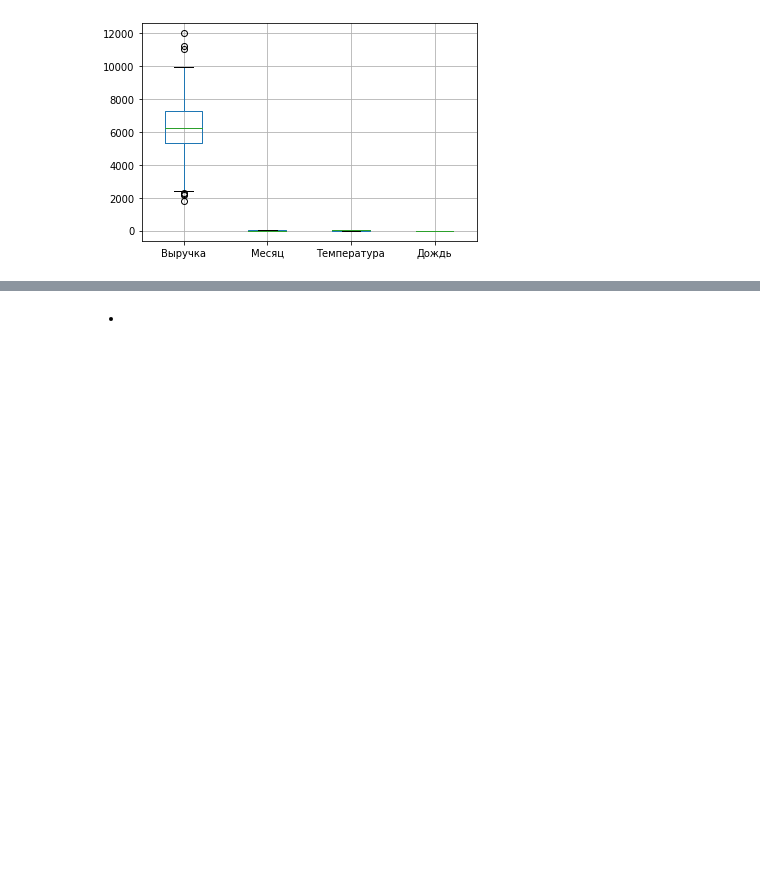
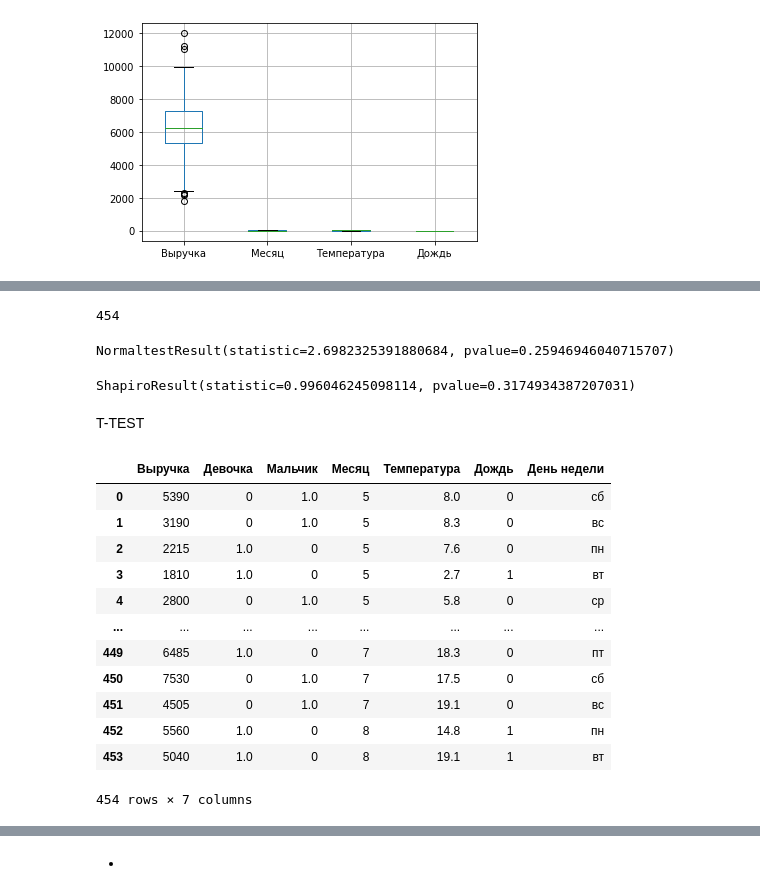
Before and after one commit to Strang1k/tgbot-daily_revenue_prediction, a Jupyter notebook: viruchka.ipynb, the cells around one changed output, grey strips where cells are left out. Saved outputs shown, nothing was run; the diff lists cells and outputs as text; code cells hidden in the pictures; blank space fills up the shorter version.

```diff
--- a/viruchka.ipynb
+++ b/viruchka.ipynb
@@ -37,0 +40,4 @@ df.boxplot()
+# %%
+df['Выручка'].count()
+# %% [output]
+454
@@ -37,0 +46,26 @@ df.boxplot()
+# %%
+normaltest(df['Выручка'])
+# %% [output]
+NormaltestResult(statistic=2.6982325391880684, pvalue=0.25946946040715707)
+# %%
+shapiro(df['Выручка'])
+# %% [output]
+ShapiroResult(statistic=0.996046245098114, pvalue=0.3174934387207031)
+# %% [markdown]
+T-TEST
+# %%
+df
+# %% [output]
+|  | Выручка | Девочка | Мальчик | Месяц | Температура | Дождь | День недели |
+| 0 | 5390 | 0 | 1.0 | 5 | 8.0 | 0 | сб |
+| 1 | 3190 | 0 | 1.0 | 5 | 8.3 | 0 | вс |
+| 2 | 2215 | 1.0 | 0 | 5 | 7.6 | 0 | пн |
+| 3 | 1810 | 1.0 | 0 | 5 | 2.7 | 1 | вт |
+| 4 | 2800 | 0 | 1.0 | 5 | 5.8 | 0 | ср |
+| ... | ... | ... | ... | ... | ... | ... | ... |
+| 449 | 6485 | 1.0 | 0 | 7 | 18.3 | 0 | пт |
+| 450 | 7530 | 0 | 1.0 | 7 | 17.5 | 0 | сб |
+| 451 | 4505 | 0 | 1.0 | 7 | 19.1 | 0 | вс |
+| 452 | 5560 | 1.0 | 0 | 8 | 14.8 | 1 | пн |
+| 453 | 5040 | 1.0 | 0 | 8 | 19.1 | 1 | вт |
+454 rows × 7 columns
```
Also changed, not shown: parts of 24 cells of this notebook.
